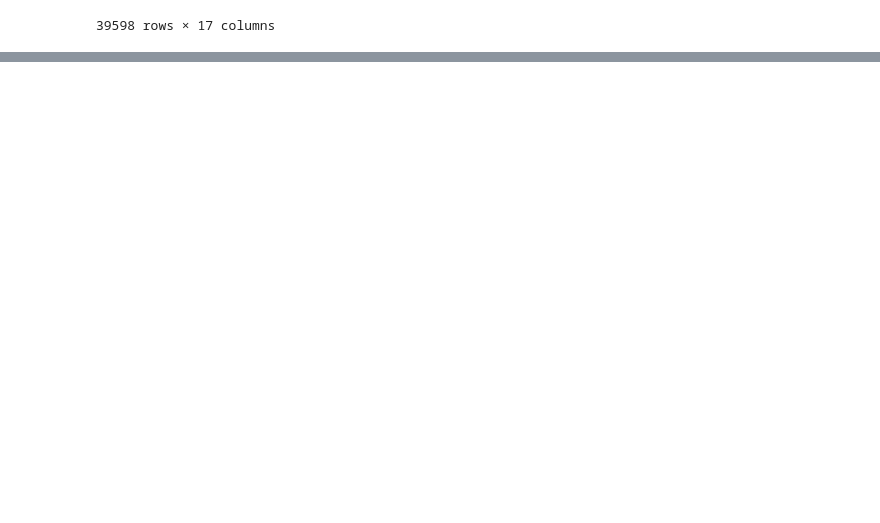
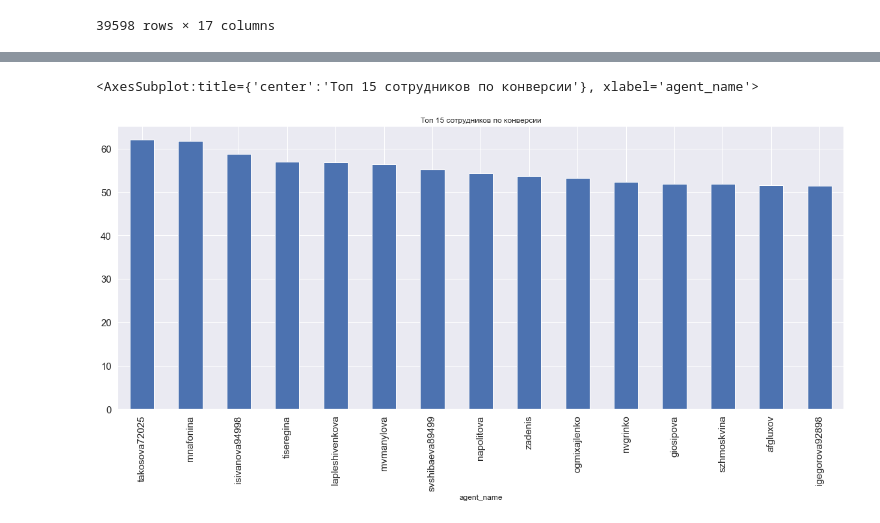
Before and after one commit to Jorshya/fin_analyst, a Jupyter notebook: Task.ipynb, the cells around one changed output, grey strips where cells are left out. Saved outputs shown, nothing was run; the diff lists cells and outputs as text; code cells hidden in the pictures; blank space fills up the shorter version.

```diff
--- a/Task.ipynb
+++ b/Task.ipynb
@@ -227,0 +245,2 @@ df_result_pr
+# %%
+df_final_merge = df_final_merge[df_final_merge.call_time_sec < 4000]
@@ -227,0 +418,13 @@ df_result_pr
+# %%
+data_1 = df_final_merge[df_final_merge['call_result_translation'] == 'Дозвон, Успешно'].groupby(
+    'agent_name')["call_result_translation"].count()
+# %%
+data_2 = df_final_merge[(df_final_merge['call_result_translation'] == 'Дозвон, Успешно') |
+               (df_final_merge['call_result_translation'] == 'Дозвон, Отказ')].groupby(
+                'agent_name')["call_result_translation"].count()
+# %%
+(data_1/data_2*100).sort_values(ascending = False).head(15).plot(kind='bar',figsize=(20,8),fontsize=15,
+                                                                title='Топ 15 сотрудников по конверсии')
+# %% [output]
+<AxesSubplot:title={'center':'Топ 15 сотрудников по конверсии'}, xlabel='agent_name'>
+[figure, added]
```
Also changed, not shown: parts of 39 cells of this notebook.
